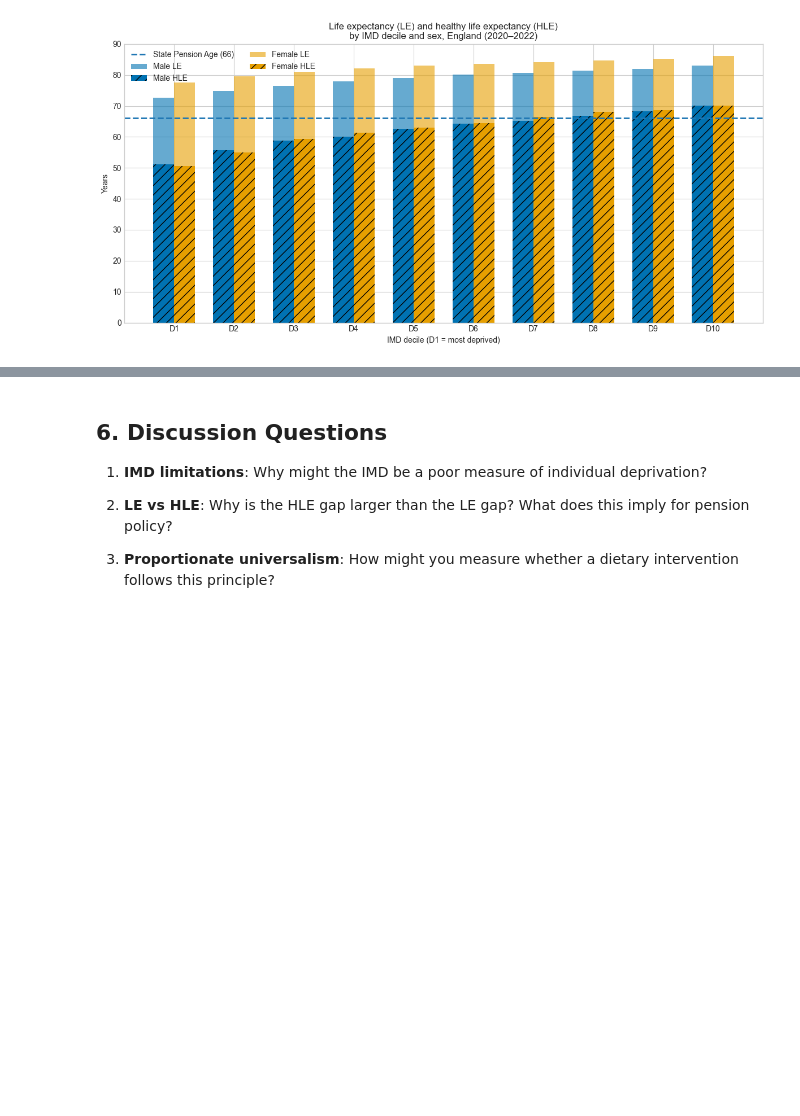
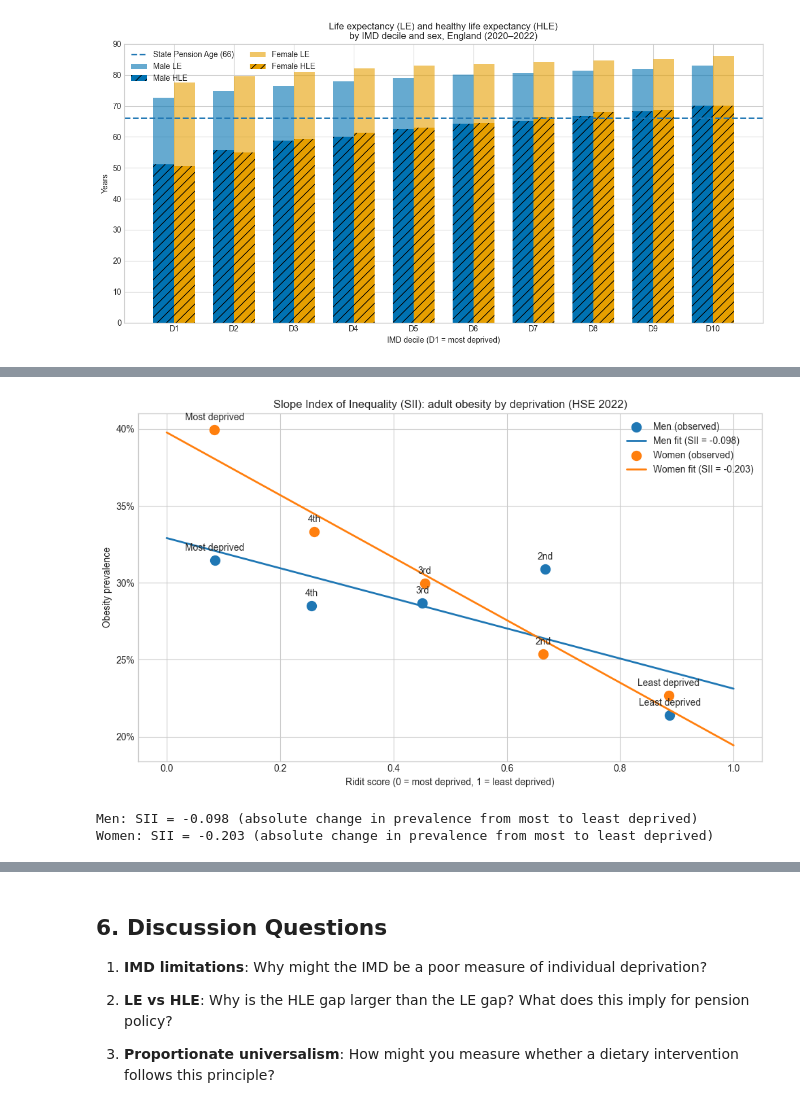
Before and after one commit to ggkuhnle/fb2nep-epi, a Jupyter notebook: notebooks/13_health_inequalities.ipynb, the cells around one changed output, grey strips where cells are left out. Saved outputs shown, nothing was run; the diff lists cells and outputs as text; code cells hidden in the pictures; blank space fills up the shorter version.

```diff
--- a/notebooks/13_health_inequalities.ipynb
+++ b/notebooks/13_health_inequalities.ipynb
@@ -434,18 +605,30 @@ print(f"moving from most to least deprived.")
 # %%
-# Visualise SII
 fig, ax = plt.subplots(figsize=(10, 6))
-data = sii_result['data_with_ridit']
-ax.scatter(data['ridit'], data['obesity_prevalence'], s=100, color='steelblue', zorder=5)
-x_line = np.linspace(0, 1, 100)
-y_line = sii_result['intercept'] + sii_result['sii'] * x_line
-ax.plot(x_line, y_line, 'r-', linewidth=2, label=f'SII = {sii_result["sii"]:.3f}')
-for i, row in data.iterrows():
-    ax.annotate(row['quintile'], (row['ridit'], row['obesity_prevalence']),
-                textcoords="offset points", xytext=(0, 10), ha='center')
-ax.set_xlabel('Ridit Score (0 = most deprived, 1 = least deprived)')
-ax.set_ylabel('Obesity Prevalence')
-ax.set_title('Slope Index of Inequality for Obesity')
+
+x_line = np.linspace(0, 1, 200)
+
+for sex, res in results.items():
+    g = res["data"]
+
+    ax.scatter(g["ridit"], g["obesity_prev"], s=100, label=f"{sex} (observed)")
+    ax.plot(x_line, res["sii_intercept"] + res["sii"] * x_line,
+            linewidth=2, label=f"{sex} fit (SII = {res['sii']:.3f})")
+
+    for _, row in g.iterrows():
+        ax.annotate(row["quintile_label"], (row["ridit"], row["obesity_prev"]),
+                    textcoords="offset points", xytext=(0, 10), ha="center")
+
+ax.set_xlabel("Ridit score (0 = most deprived, 1 = least deprived)")
+ax.set_ylabel("Obesity prevalence")
+ax.set_title("Slope Index of Inequality (SII): adult obesity by deprivation (HSE 2022)")
+ax.yaxis.set_major_formatter(plt.FuncFormatter(lambda y, _: f"{y:.0%}"))
 ax.legend()
-ax.yaxis.set_major_formatter(plt.FuncFormatter(lambda y, _: '{:.0%}'.format(y)))
 plt.tight_layout()
 plt.show()
+
+for sex, res in results.items():
+    print(f"{sex}: SII = {res['sii']:.3f} (absolute change in prevalence from most to least deprived)")
+# %% [output]
+[figure, added]
+Men: SII = -0.098 (absolute change in prevalence from most to least deprived)
+Women: SII = -0.203 (absolute change in prevalence from most to least deprived)
```
Also changed, not shown: parts of 10 cells of this notebook, 2 other files.
